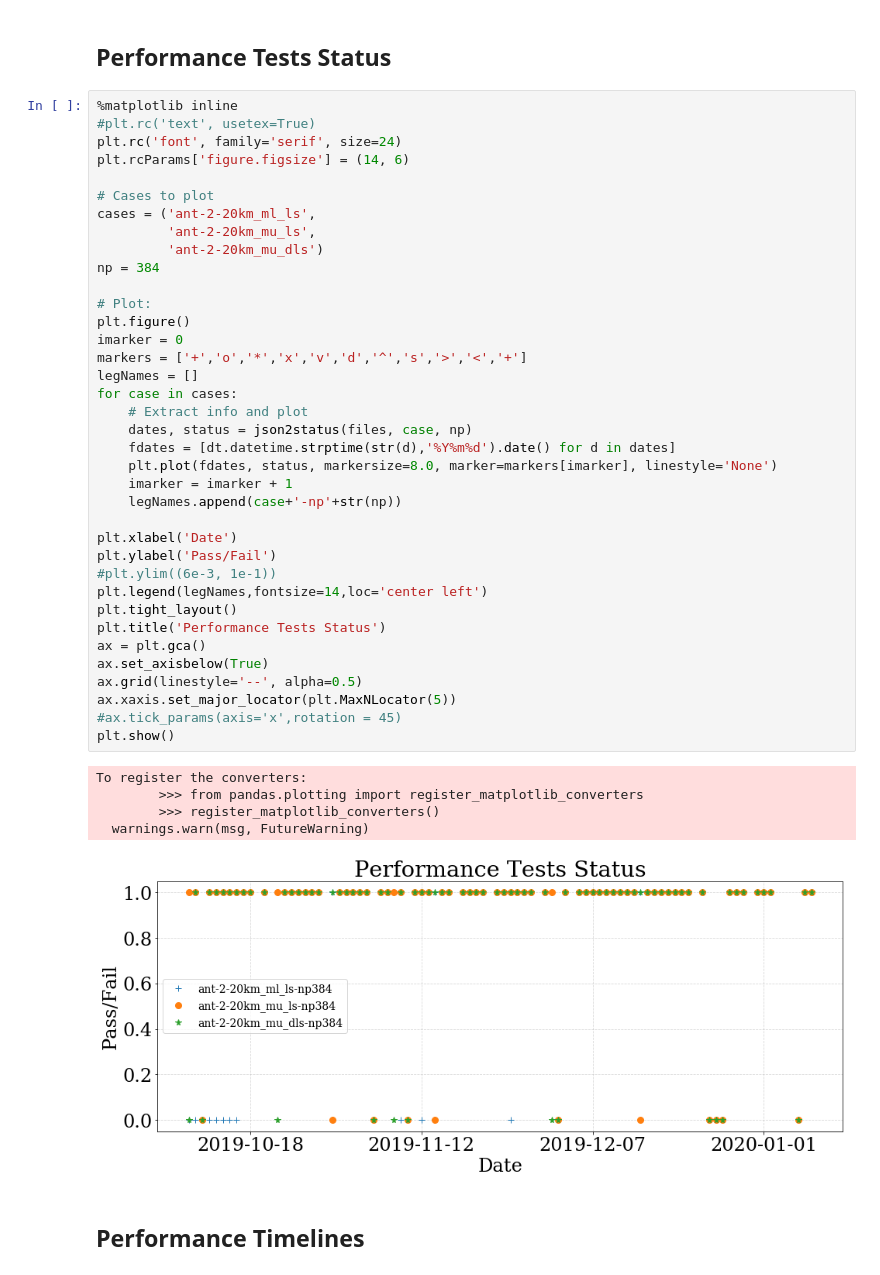
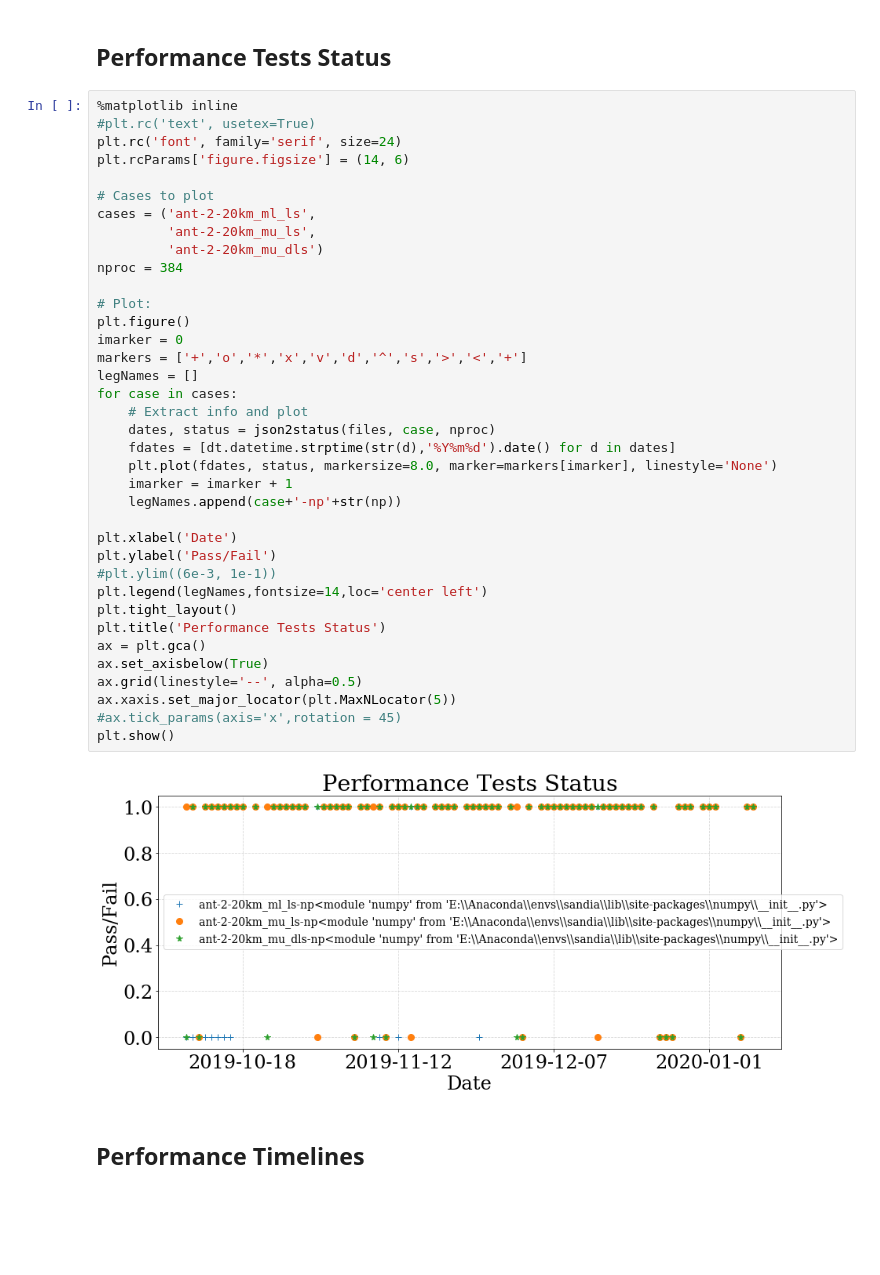
Before and after one commit to kylecshan/perf-analysis, a Jupyter notebook: CUSUM.ipynb, the cells around one changed output. Saved outputs shown, nothing was run; the diff lists cells and outputs as text; blank space fills up the shorter version.

```diff
--- a/CUSUM.ipynb
+++ b/CUSUM.ipynb
@@ -70,39 +72,35 @@ plt.rcParams['figure.figsize'] = (14, 6)
 # Cases to plot
 cases = ('ant-2-20km_ml_ls',
          'ant-2-20km_mu_ls',
          'ant-2-20km_mu_dls')
-np = 384
+nproc = 384
 
 # Plot:
 plt.figure()
 imarker = 0
 markers = ['+','o','*','x','v','d','^','s','>','<','+']
 legNames = []
 for case in cases:
     # Extract info and plot
-    dates, status = json2status(files, case, np)
+    dates, status = json2status(files, case, nproc)
     fdates = [dt.datetime.strptime(str(d),'%Y%m%d').date() for d in dates]
     plt.plot(fdates, status, markersize=8.0, marker=markers[imarker], linestyle='None')
     imarker = imarker + 1
     legNames.append(case+'-np'+str(np))
 
 plt.xlabel('Date')
 plt.ylabel('Pass/Fail')
 #plt.ylim((6e-3, 1e-1))
 plt.legend(legNames,fontsize=14,loc='center left')
 plt.tight_layout()
 plt.title('Performance Tests Status')
 ax = plt.gca()
 ax.set_axisbelow(True)
 ax.grid(linestyle='--', alpha=0.5)
 ax.xaxis.set_major_locator(plt.MaxNLocator(5))
 #ax.tick_params(axis='x',rotation = 45)
 plt.show()
 # %% [output]
-To register the converters:
-        >>> from pandas.plotting import register_matplotlib_converters
-        >>> register_matplotlib_converters()
-  warnings.warn(msg, FutureWarning)
-[figure, old version]
+[figure, new version]
 # %% [markdown]
 ## Performance Timelines
```
Also changed, not shown: parts of 7 cells of this notebook, 3 other files.
